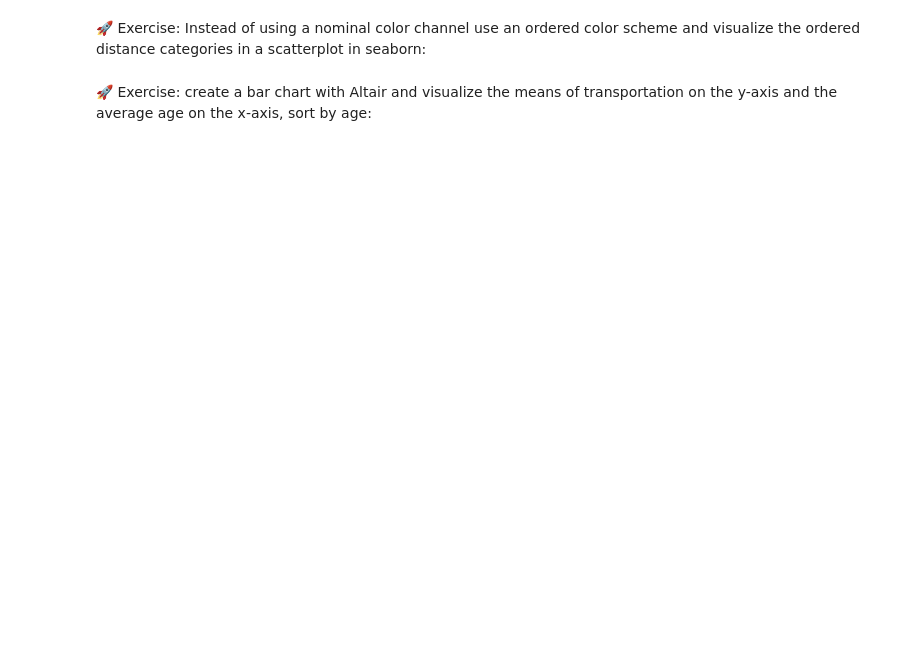
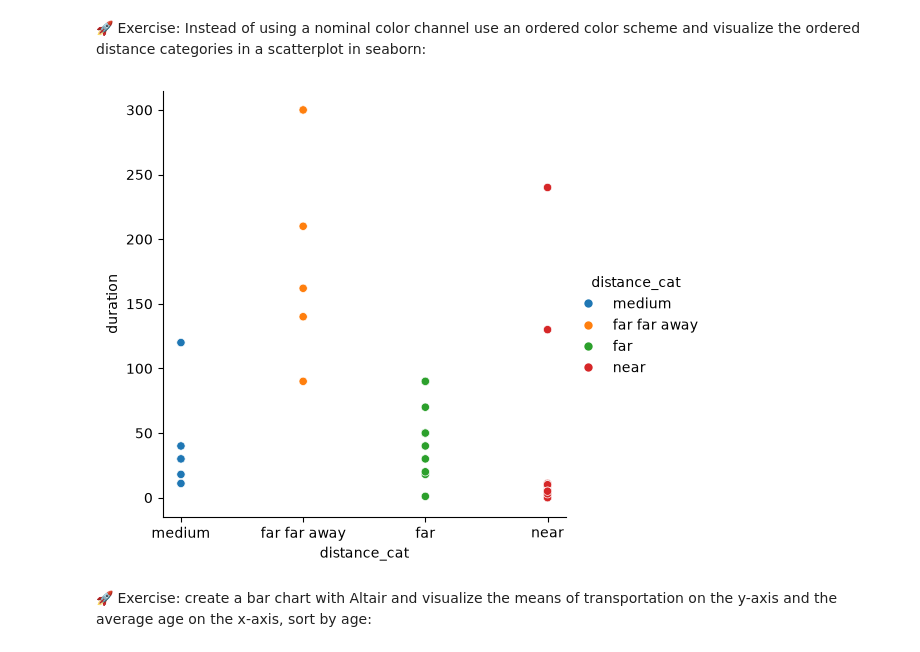
Before and after one commit to ZoeMcFife/Zoes-Hagenberg-3-The-Hagening, a Jupyter notebook: Data Visualization/Exercises/2026-10-14/01_Exercise_StudentDataset.ipynb, the cells around one changed output. Drawn from its saved outputs; the diff is of its cells as text; code cells hidden in the pictures; blank space fills up the shorter version.

```diff
--- a/Data Visualization/Exercises/2026-10-14/01_Exercise_StudentDataset.ipynb
+++ b/Data Visualization/Exercises/2026-10-14/01_Exercise_StudentDataset.ipynb
@@ -208,4 +296,8 @@ import seaborn as sns
 # %% [markdown]
 🚀 Exercise: Instead of using a nominal color channel use an ordered color scheme and visualize the ordered distance categories in a scatterplot in seaborn:
+# %%
+sns.relplot(x="distance_cat", y="duration", data=df, kind="scatter", hue="distance_cat");
+# %% [output]
+[figure, added]
 # %% [markdown]
 🚀 Exercise: create a bar chart with Altair and visualize the means of transportation on the y-axis and the average age on the x-axis, sort by age:
```
Also changed, not shown: parts of 15 cells of this notebook, 5 other files.
